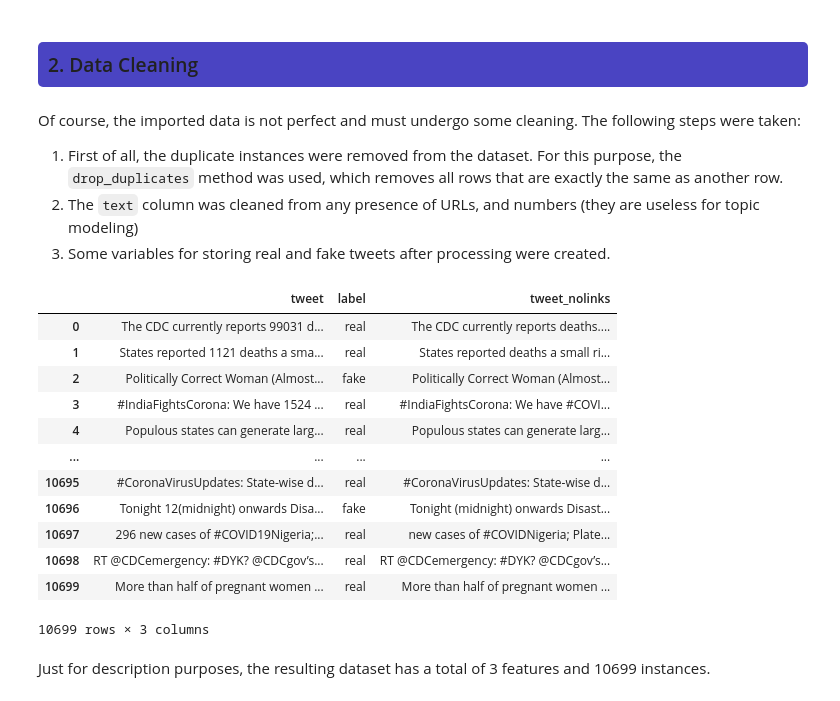
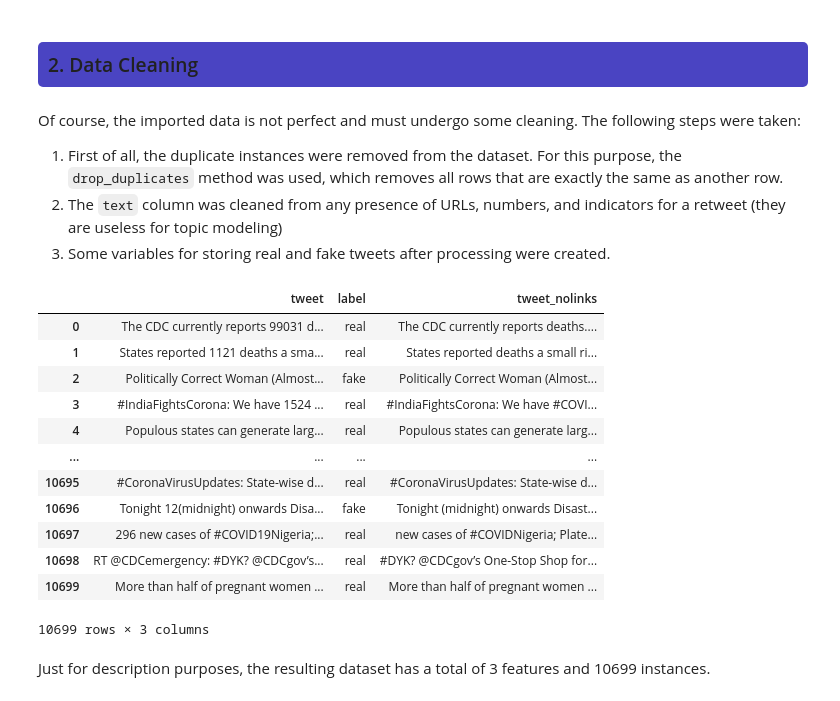
Before and after one commit to MiguelAruiz/MachineLearning-24-25-ProgressTasks, a Jupyter notebook: Progress_Task_3/TopicModeling.ipynb, the cells around one changed output. Cells and saved outputs as stored; diff of their text form; code cells hidden in the pictures.

Commit message:
add retweet text removal

```diff
--- a/Progress_Task_3/TopicModeling.ipynb
+++ b/Progress_Task_3/TopicModeling.ipynb
@@ -67,39 +67,40 @@ tweets['tweet'] = tweets['tweet'].apply(html.unescape)
 Of course, the imported data is not perfect and must undergo some cleaning. The following steps were taken:
 
 1. First of all, the duplicate instances were removed from the dataset. For this purpose, the `drop_duplicates` method was used, which removes all rows that are exactly the same as another row.
-2. The `text` column was cleaned from any presence of URLs, and numbers (they are useless for topic modeling)
+2. The `text` column was cleaned from any presence of URLs, numbers, and indicators for a retweet (they are useless for topic modeling)
 3. Some variables for storing real and fake tweets after processing were created.
 # %%
 processed_tweets = tweets.copy()
 processed_tweets = processed_tweets.drop_duplicates(subset='tweet', keep='first')
 
 # remove links
 def filter(tweet:str):
     # https://stackoverflow.com/questions/3809401/what-is-a-good-regular-expression-to-match-a-url#3809435
     tweet = re.sub(r'https?:\/\/(www\.)?[-a-zA-Z0-9@:%._\+~#=]{1,256}\.[a-zA-Z0-9()]{1,6}\b([-a-zA-Z0-9()@:%_\+.~#?&//=]*)', '', tweet)
     tweet = re.sub(r'\d+', '', tweet) # remove numbers, not useful for topic modeling
+    tweet = re.sub(r'RT @[a-zA-Z0-9_]{1,15}:', '', tweet)
     return tweet
 
 processed_tweets['tweet_nolinks'] = processed_tweets['tweet'].apply(filter)
 
 # Recalculate indexes
 processed_tweets['tweet'].reset_index(drop=True, inplace=True)
 real_tweets = processed_tweets[processed_tweets['label'] == 'real']['tweet_nolinks']
 fake_tweets = processed_tweets[processed_tweets['label'] == 'fake']['tweet_nolinks']
 
 processed_tweets
 # %% [output]
 |  | tweet | label | tweet_nolinks |
 | 0 | The CDC currently reports 99031 d... | real | The CDC currently reports deaths.... |
 | 1 | States reported 1121 deaths a sma... | real | States reported deaths a small ri... |
 | 2 | Politically Correct Woman (Almost... | fake | Politically Correct Woman (Almost... |
 | 3 | #IndiaFightsCorona: We have 1524 ... | real | #IndiaFightsCorona: We have #COVI... |
 | 4 | Populous states can generate larg... | real | Populous states can generate larg... |
 | ... | ... | ... | ... |
 | 10695 | #CoronaVirusUpdates: State-wise d... | real | #CoronaVirusUpdates: State-wise d... |
 | 10696 | Tonight 12(midnight) onwards Disa... | fake | Tonight (midnight) onwards Disast... |
 | 10697 | 296 new cases of #COVID19Nigeria;... | real | new cases of #COVIDNigeria; Plate... |
-| 10698 | RT @CDCemergency: #DYK? @CDCgov’s... | real | RT @CDCemergency: #DYK? @CDCgov’s... |
+| 10698 | RT @CDCemergency: #DYK? @CDCgov’s... | real | #DYK? @CDCgov’s One-Stop Shop for... |
 | 10699 | More than half of pregnant women ... | real | More than half of pregnant women ... |
 10699 rows × 3 columns
 # %% [markdown]
```
